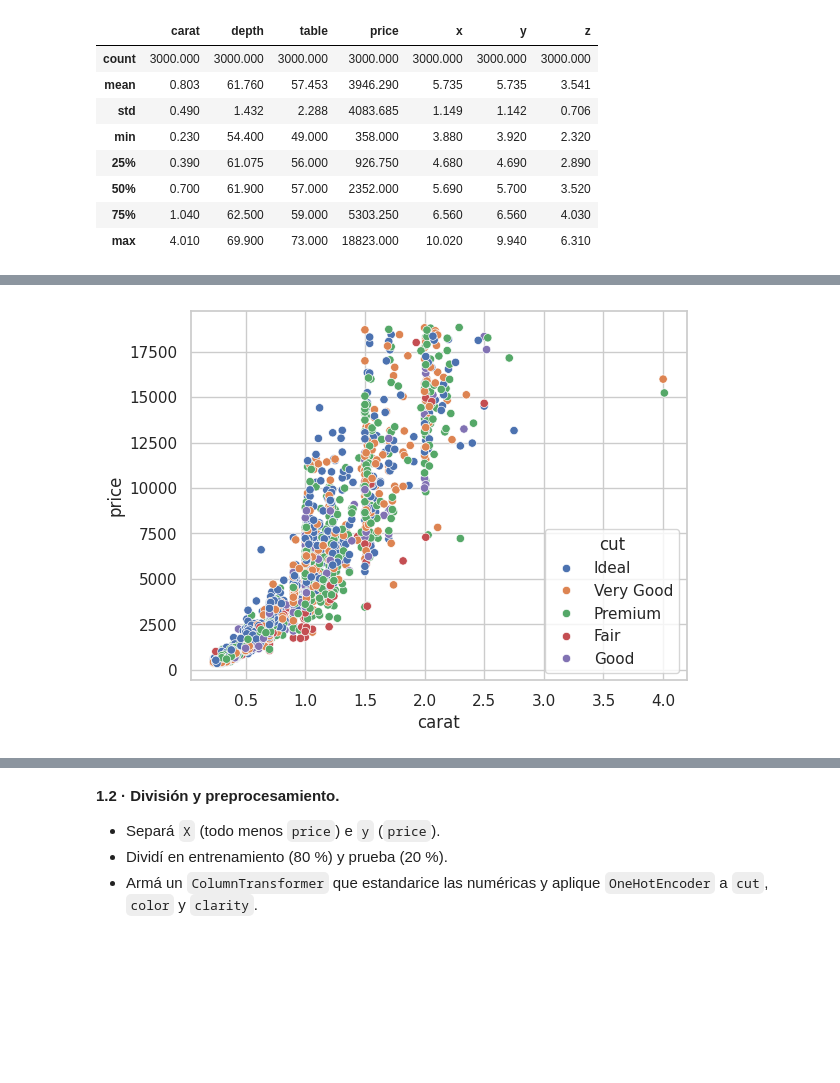
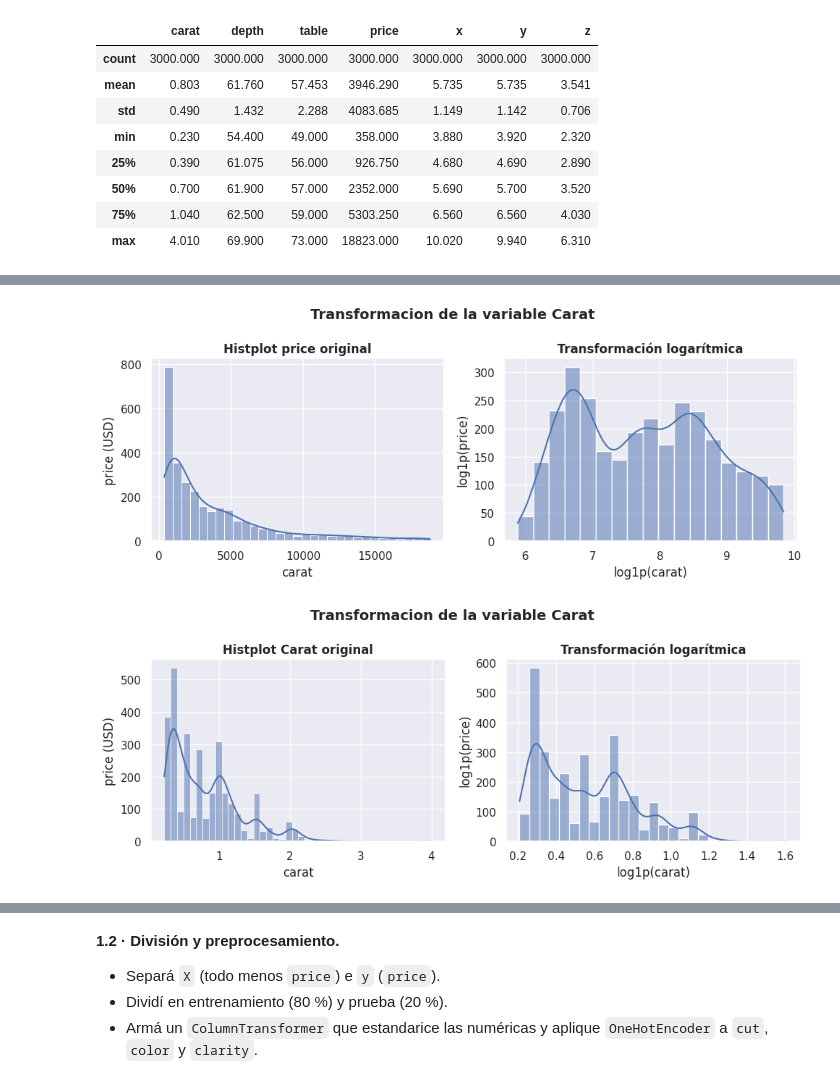
Before and after one commit to SolJosefinaMercado/AprendizajeAutomatico1, a Jupyter notebook: ISSD_AA1_Taller_redes_neuronales_sklearn_regresión.ipynb, the cells around one changed output, grey strips where cells are left out. Saved outputs shown, nothing was run; the diff lists cells and outputs as text; code cells hidden in the pictures; blank space fills up the shorter version.

```diff
--- a/ISSD_AA1_Taller_redes_neuronales_sklearn_regresión.ipynb
+++ b/ISSD_AA1_Taller_redes_neuronales_sklearn_regresión.ipynb
@@ -848,8 +841,46 @@ plt.show()
-# %%
-# @title
-# Relación entre carat y price
-sns.scatterplot(data=df_diam, x="carat", y="price", hue='cut')
-sns.set_theme(style='darkgrid')
-plt.show()
-# %% [output]
-[figure, removed]
+# %%
+# @title
+#  Graficá la distribución de price
+import seaborn as sns
+fig, (ax1, ax2) = plt.subplots(1, 2, figsize=(10, 4))
+
+# Izquierda: valores originales
+sns.histplot(data=df_diam, x=df_diam['price'], kde = True, ax=ax1)
+ax1.set_title('Histplot price original', fontweight='bold')
+ax1.set_xlabel('carat')
+ax1.set_ylabel('price (USD)')
+
+# Derecha: con transformación logarítmica
+sns.histplot(data=df_diam, x=np.log1p(df_diam['price']),kde=True, ax=ax2 )
+ax2.set_title('Transformación logarítmica', fontweight='bold')
+ax2.set_xlabel('log1p(carat)')
+ax2.set_ylabel('log1p(price)')
+
+fig.suptitle('Transformacion de la variable Carat', fontsize=14, fontweight='bold')
+plt.tight_layout()
+plt.show()
+# %% [output]
+[figure, added]
+# %%
+# @title
+
+import seaborn as sns
+fig, (ax1, ax2) = plt.subplots(1, 2, figsize=(10, 4))
+
+# Izquierda: valores originales
+sns.histplot(data=df_diam, x=df_diam['carat'], kde = True, ax=ax1)
+ax1.set_title('Histplot Carat original', fontweight='bold')
+ax1.set_xlabel('carat')
+ax1.set_ylabel('price (USD)')
+
+# Derecha: con transformación logarítmica
+sns.histplot(data=df_diam, x=np.log1p(df_diam['carat']),kde=True, ax=ax2 )
+ax2.set_title('Transformación logarítmica', fontweight='bold')
+ax2.set_xlabel('log1p(carat)')
+ax2.set_ylabel('log1p(price)')
+
+fig.suptitle('Transformacion de la variable Carat', fontsize=14, fontweight='bold')
+plt.tight_layout()
+plt.show()
+# %% [output]
+[figure, added]
```
Also changed, not shown: parts of 31 cells of this notebook.
